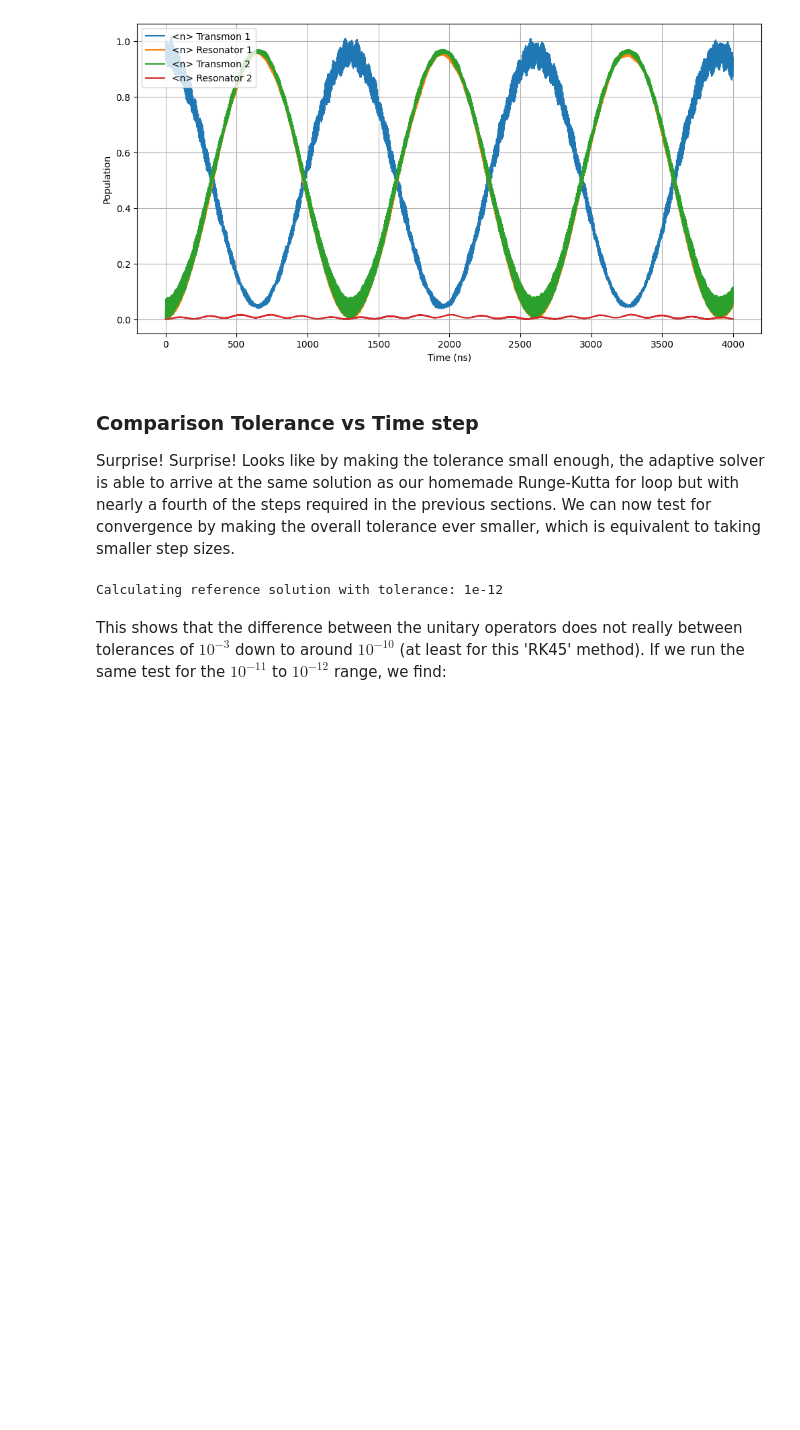
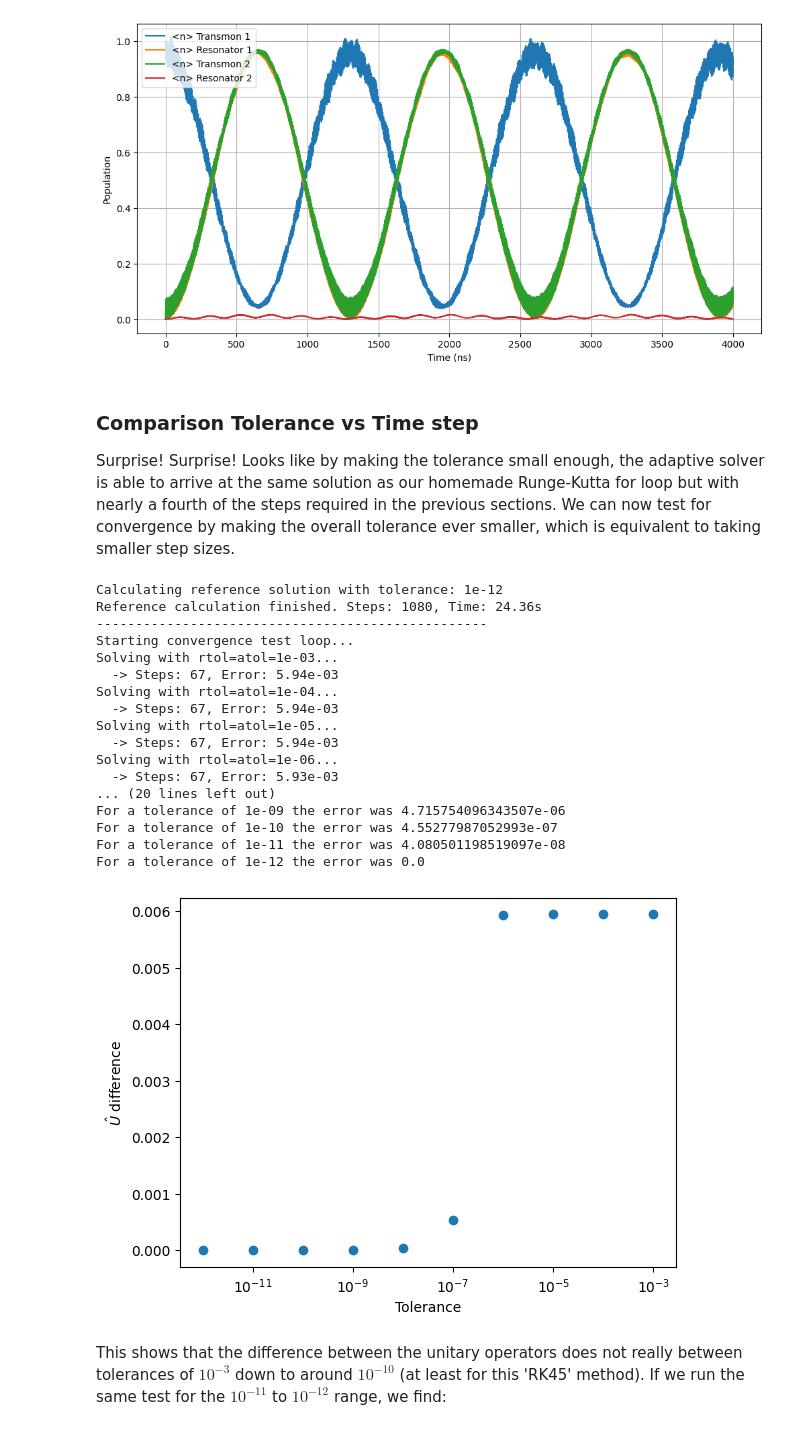
Before and after one commit to GonReina/QLearn, a Jupyter notebook: ODEs/solver_battle.ipynb, the cells around one changed output. Saved outputs shown, nothing was run; the diff lists cells and outputs as text; code cells hidden in the pictures; blank space fills up the shorter version.

```diff
--- a/ODEs/solver_battle.ipynb
+++ b/ODEs/solver_battle.ipynb
@@ -697,7 +697,7 @@ sol_ref = solve_ivp(
     y0=y0_real,
     method='RK45',
     t_eval=None,
-    max_step=U_dt,
+    max_step=0.003,
     rtol=ref_tau,
     atol=ref_tau,
     vectorized=True,
@@ -727,7 +727,7 @@ for tau in tau_list:
         y0=y0_real,
         method='RK45',
         t_eval=None,
-        max_step=U_dt,
+        max_step=0.003,
         rtol=tau,
         atol=tau,
         vectorized=True,
@@ -739,33 +739,50 @@ for tau in tau_list:
 
     # Extract U_i
     y_i = sol_i.y[:, -1]
     U_flat_i = y_i[:D_sq] + 1j * y_i[D_sq:]
     U_i = U_flat_i.reshape((D_total, D_total), order='F')
 
     # Calculate error: Frobenius Norm of the difference (||U_i - U_ref||_F)
     diff = U_i - U_ref
     error_i = np.linalg.norm(diff)
     errors.append(error_i)
 
     print(f"  -> Steps: {steps_i}, Error: {error_i:.2e}")
 
 print("-" * 50)
 print("Convergence loop finished.")
 
 # Display the error values
 for idx, value in enumerate(errors):
     print(f"For a tolerance of {tau_list[idx]} the error was {errors[idx]}")
 
 # Plot results
 fig = plt.figure()
 plt.scatter(tau_list, errors)
 # The correct way to set the x-axis scale is on the main plot object:
 plt.xscale('log')
 plt.xlabel('Tolerance')
 plt.ylabel('$\hat{U}$ difference')
 plt.show() # Added plt.show() to display the plot
 # %% [output]
 Calculating reference solution with tolerance: 1e-12
+Reference calculation finished. Steps: 1080, Time: 24.36s
+--------------------------------------------------
+Starting convergence test loop...
+Solving with rtol=atol=1e-03...
+  -> Steps: 67, Error: 5.94e-03
+Solving with rtol=atol=1e-04...
+  -> Steps: 67, Error: 5.94e-03
+Solving with rtol=atol=1e-05...
+  -> Steps: 67, Error: 5.94e-03
+Solving with rtol=atol=1e-06...
+  -> Steps: 67, Error: 5.93e-03
+... (20 lines left out)
+For a tolerance of 1e-09 the error was 4.715754096343507e-06
+For a tolerance of 1e-10 the error was 4.55277987052993e-07
+For a tolerance of 1e-11 the error was 4.080501198519097e-08
+For a tolerance of 1e-12 the error was 0.0
+[figure, added]
 # %% [markdown]
 This shows that the difference between the unitary operators does not really between tolerances of $10^{-3}$ down to around $10^{-10}$ (at least for this 'RK45' method). If we run the same test for the $10^{-11}$ to $10^{-12}$ range, we find:
 # %%
```
Also changed, not shown: parts of 7 cells of this notebook, 1 other file.
